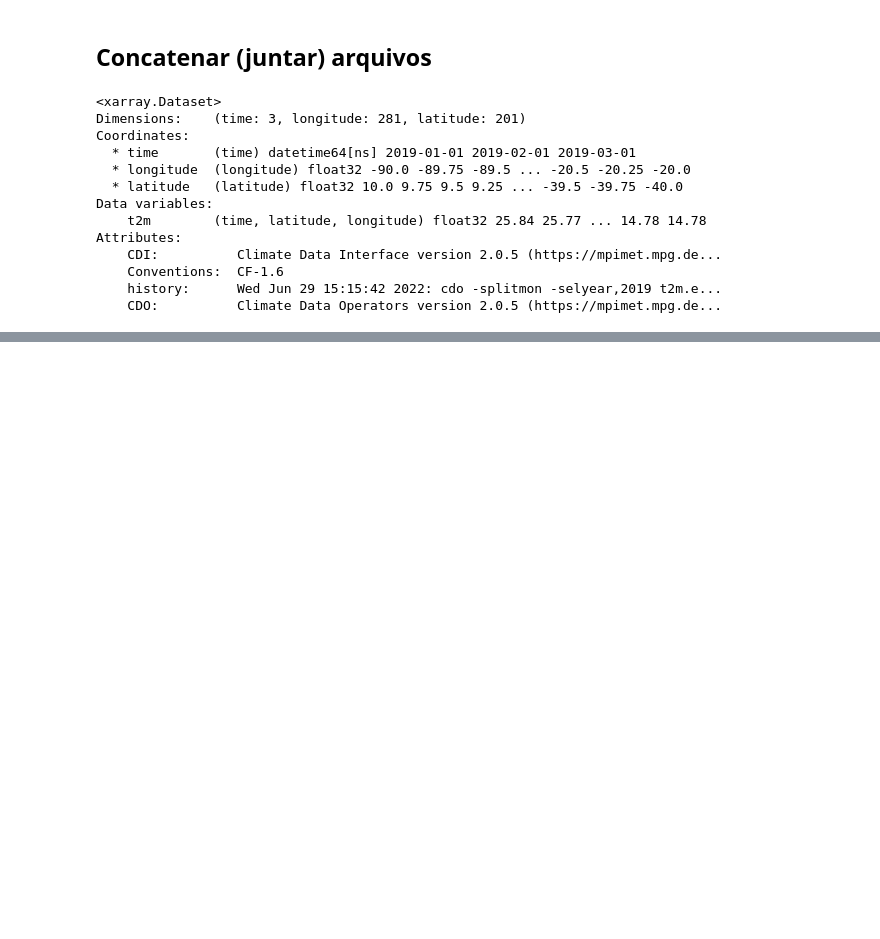
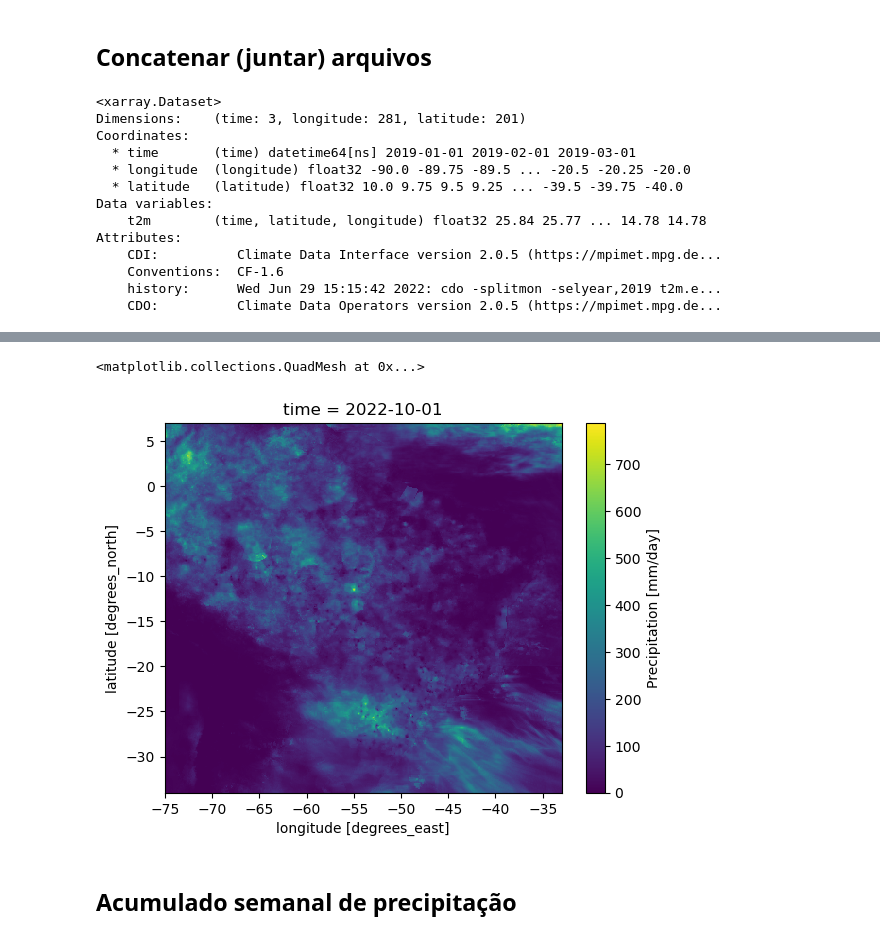
Before and after one commit to jgmsantos/cbmet_XXII, a Jupyter notebook: scripts/xarray.ipynb, the cells around one changed output, grey strips where cells are left out. Saved outputs shown, nothing was run; the diff lists cells and outputs as text; code cells hidden in the pictures; blank space fills up the shorter version.

```diff
--- a/scripts/xarray.ipynb
+++ b/scripts/xarray.ipynb
@@ -417,0 +576,5 @@ Climate Data Operators version 1.9.10 (https://mpimet.mpg.de/cdo)
+# %%
+# Outras possibilidades:
+# https://towardsdatascience.com/resample-function-of-pandas-79b17ec82a78
+# https://towardsdatascience.com/using-the-pandas-resample-function-a231144194c4
+acumulado_mensal = ds.resample(time='MS').sum()
@@ -417,0 +619,7 @@ Climate Data Operators version 1.9.10 (https://mpimet.mpg.de/cdo)
+# %%
+acumulado_mensal.prec[2,:,:].plot()
+# %% [output]
+<matplotlib.collections.QuadMesh at 0x...>
+[figure, added]
+# %% [markdown]
+## Acumulado semanal de precipitação
```
Also changed, not shown: parts of 26 cells of this notebook.
